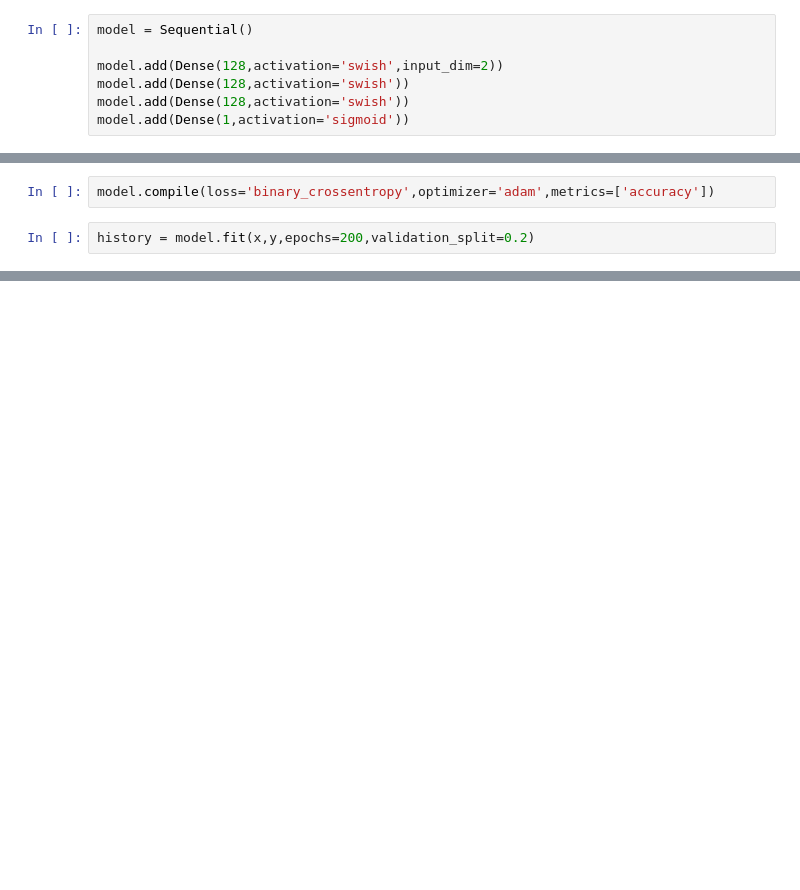
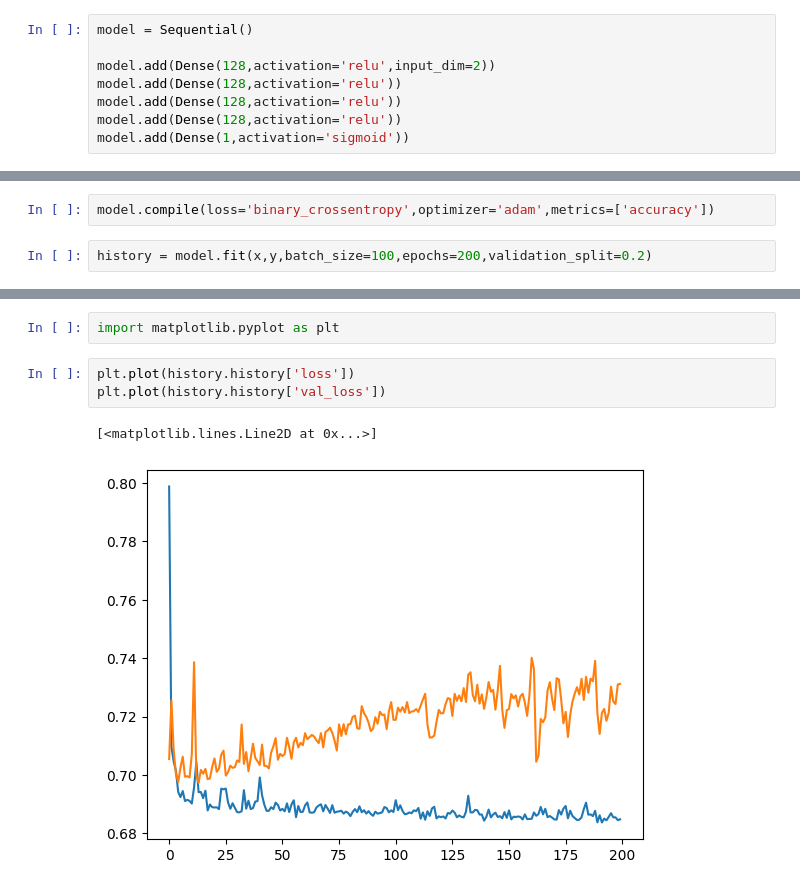
Before and after one commit to Atharv-69/deep-learning, a Jupyter notebook: swish_activation_function.ipynb, the cells around one changed output, grey strips where cells are left out. Cells and saved outputs as stored; diff of their text form; blank space fills up the shorter version.

```diff
--- a/swish_activation_function.ipynb
+++ b/swish_activation_function.ipynb
@@ -14,7 +23,8 @@ y = df['placed']
 # %%
 model = Sequential()
 
-model.add(Dense(128,activation='swish',input_dim=2))
-model.add(Dense(128,activation='swish'))
-model.add(Dense(128,activation='swish'))
+model.add(Dense(128,activation='relu',input_dim=2))
+model.add(Dense(128,activation='relu'))
+model.add(Dense(128,activation='relu'))
+model.add(Dense(128,activation='relu'))
 model.add(Dense(1,activation='sigmoid'))
@@ -21,6 +51,6 @@ model.add(Dense(1,activation='sigmoid'))
 # %%
 model.compile(loss='binary_crossentropy',optimizer='adam',metrics=['accuracy'])
 # %%
-history = model.fit(x,y,epochs=200,validation_split=0.2)
+history = model.fit(x,y,batch_size=100,epochs=200,validation_split=0.2)
 # %% [output]
 Epoch 1/200
@@ -42,0 +73,8 @@ Epoch 200/200
+# %%
+import matplotlib.pyplot as plt
+# %%
+plt.plot(history.history['loss'])
+plt.plot(history.history['val_loss'])
+# %% [output]
+[<matplotlib.lines.Line2D at 0x...>]
+[figure, added]
```
Also changed, not shown: parts of 8 cells of this notebook.
